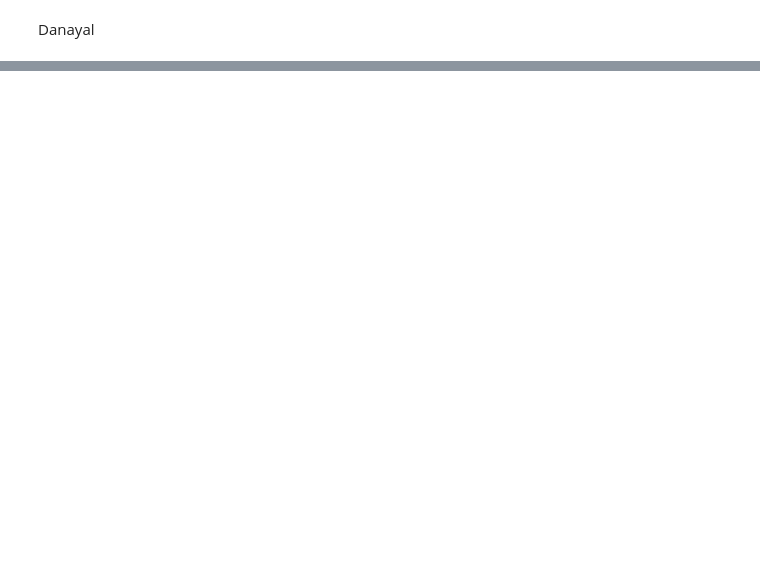
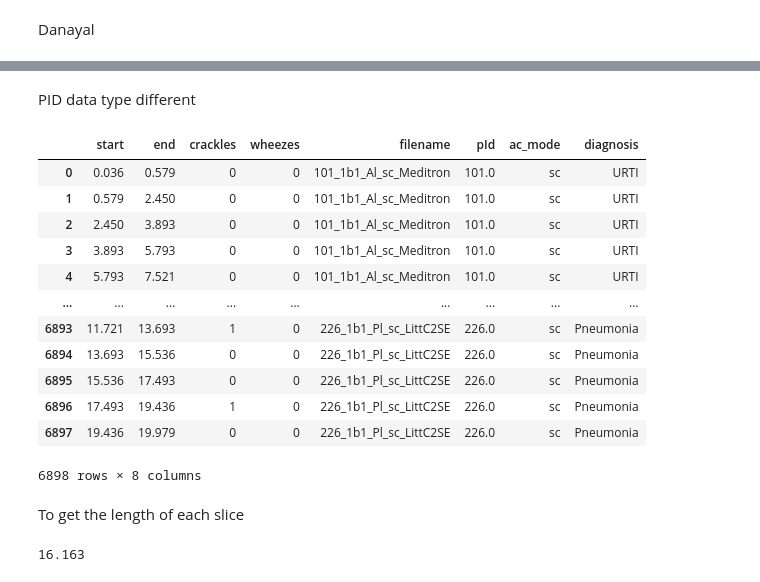
Before and after one commit to Danayal/Respiratory-Sound-Classification-Using-Deep-Learning, a Jupyter notebook: Preliminary.ipynb, the cells around one changed output, grey strips where cells are left out. Saved outputs shown, nothing was run; the diff lists cells and outputs as text; code cells hidden in the pictures; blank space fills up the shorter version.

```diff
--- a/Preliminary.ipynb
+++ b/Preliminary.ipynb
@@ -231,0 +84,15 @@ Sounds like a werewolf breathing under a full moon.. may not be a good option
+# %%
+files_ = []
+for f in files:
+    df = pd.read_csv('./respiratory-sound-database/Respiratory_Sound_Database/Respiratory_Sound_Database/audio_and_txt_files/' + f + '.txt', sep='\t', names=['start', 'end', 'crackles', 'wheezes'])
+    df['filename'] = f
+    #get filename features
+    f_features = tokenize_file(f)
+    df['pId'] = f_features[0]
+    df['ac_mode'] = f_features[3]
+
+    files_.append(df)
+
+files_df = pd.concat(files_)
+files_df.reset_index()
+files_df.head()
@@ -231,0 +108,3 @@ Sounds like a werewolf breathing under a full moon.. may not be a good option
+# %%
+diagnosis = pd.read_csv('respiratory-sound-database/Respiratory_Sound_Database/Respiratory_Sound_Database/patient_diagnosis.csv', names=['pId', 'diagnosis'])
+diagnosis.head()
@@ -231,0 +151,22 @@ Sounds like a werewolf breathing under a full moon.. may not be a good option
+# %% [markdown]
+PID data type different
+# %%
+files_df['pId'] = files_df['pId'].astype('float64')
+# %%
+files_df = pd.merge(files_df, diagnosis, on='pId')
+# %%
+files_df
+# %% [output]
+|  | start | end | crackles | wheezes | filename | pId | ac_mode | diagnosis |
+| 0 | 0.036 | 0.579 | 0 | 0 | 101_1b1_Al_sc_Meditron | 101.0 | sc | URTI |
+| 1 | 0.579 | 2.450 | 0 | 0 | 101_1b1_Al_sc_Meditron | 101.0 | sc | URTI |
+| 2 | 2.450 | 3.893 | 0 | 0 | 101_1b1_Al_sc_Meditron | 101.0 | sc | URTI |
+| 3 | 3.893 | 5.793 | 0 | 0 | 101_1b1_Al_sc_Meditron | 101.0 | sc | URTI |
+| 4 | 5.793 | 7.521 | 0 | 0 | 101_1b1_Al_sc_Meditron | 101.0 | sc | URTI |
+| ... | ... | ... | ... | ... | ... | ... | ... | ... |
+| 6893 | 11.721 | 13.693 | 1 | 0 | 226_1b1_Pl_sc_LittC2SE | 226.0 | sc | Pneumonia |
+| 6894 | 13.693 | 15.536 | 0 | 0 | 226_1b1_Pl_sc_LittC2SE | 226.0 | sc | Pneumonia |
+| 6895 | 15.536 | 17.493 | 0 | 0 | 226_1b1_Pl_sc_LittC2SE | 226.0 | sc | Pneumonia |
+| 6896 | 17.493 | 19.436 | 1 | 0 | 226_1b1_Pl_sc_LittC2SE | 226.0 | sc | Pneumonia |
+| 6897 | 19.436 | 19.979 | 0 | 0 | 226_1b1_Pl_sc_LittC2SE | 226.0 | sc | Pneumonia |
+6898 rows × 8 columns
@@ -231,0 +180,8 @@ Sounds like a werewolf breathing under a full moon.. may not be a good option
+# %% [markdown]
+To get the length of each slice
+# %%
+files_df['len_per_slice'] = files_df['end'].sub(files_df['start'], axis = 0)
+max_len_per_slice = max(files_df['len_per_slice'])
+max_len_per_slice
+# %% [output]
+16.163
```
Also changed, not shown: parts of 81 cells of this notebook.
